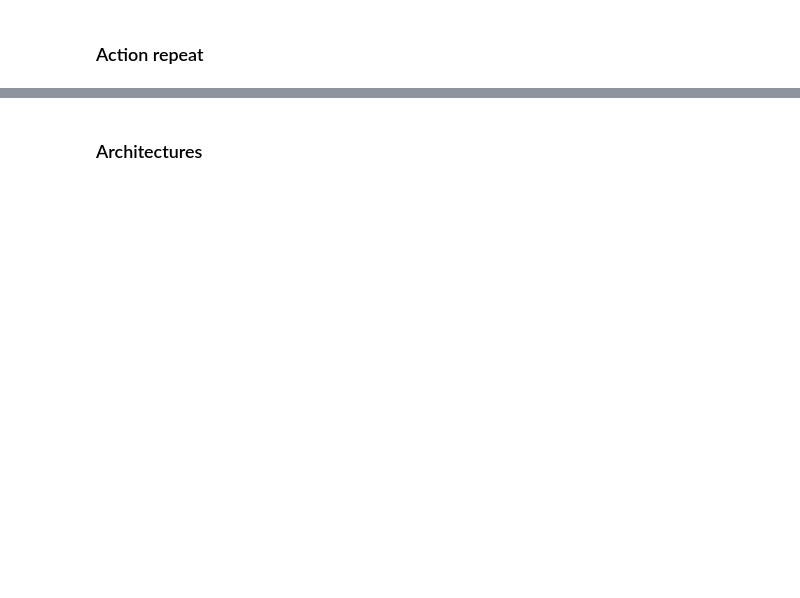
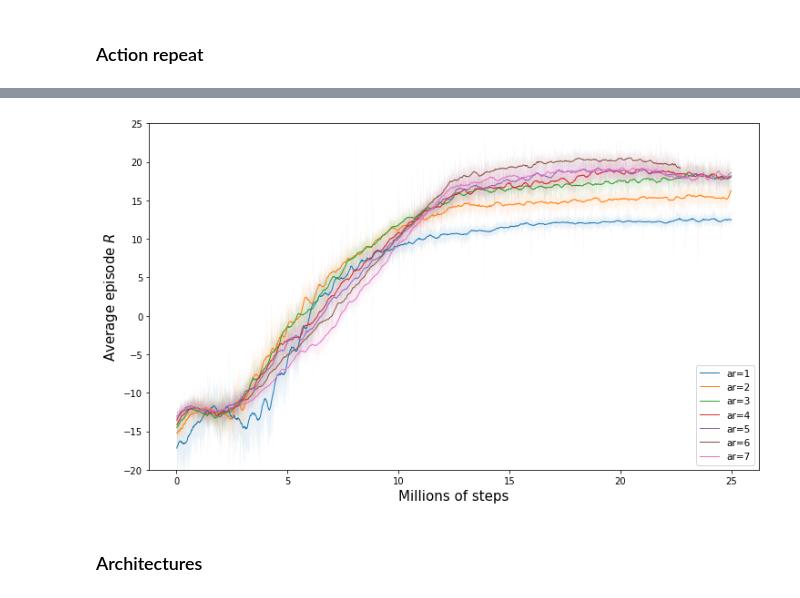
Before and after one commit to hipoglucido/Hierarchical-DRL-Tensorflow, a Jupyter notebook: src/visualize_results.ipynb, the cells around one changed output, grey strips where cells are left out. Cells and saved outputs as stored; diff of their text form; code cells hidden in the pictures; blank space fills up the shorter version.

```diff
--- a/src/visualize_results.ipynb
+++ b/src/visualize_results.ipynb
@@ -181,25 +223,27 @@ datas = get_datas(folder_keys, scalar_key, experiment_folder, steps_mode)
 # %%
 alpha = 1
 linewidth = 0
 fontsize = 15
 plt.figure(figsize = (12,7))
 for data, label in zip(datas, labels):
     err, means, steps = data['stds'], data['means'], data['steps']
     if len(steps) == 0:
         continue
     means = savitzky_golay(means, 51, 3)
     plt.plot(steps, means, label = label, linewidth = 1,
              alpha = alpha)
     plt.fill_between(steps,
                      means - err,
                      means + err,
                      alpha = .1 * alpha,linewidth = linewidth)
 plt.ylabel('Average episode $R$', fontsize = fontsize)
 plt.xlabel('%s of steps' % steps_mode.capitalize(), fontsize = fontsize)
 plt.legend(fontsize = .7 * fontsize,
            loc = 'lower right')
-plt.ylim([-20,20])
+plt.ylim([-20,25])
 plt.show()
+# %% [output]
+[figure, added]
 # %% [markdown]
 ### Architectures
 # %%
```
Also changed, not shown: parts of 9 cells of this notebook, 2 other files.
